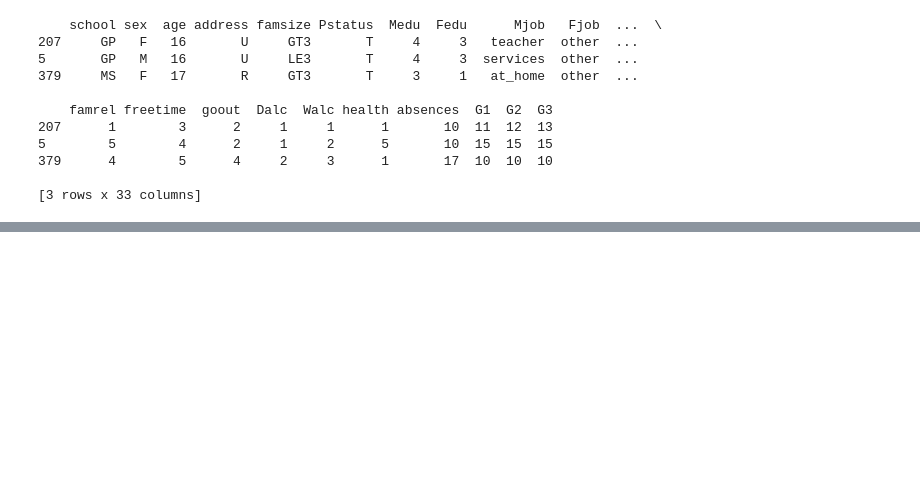
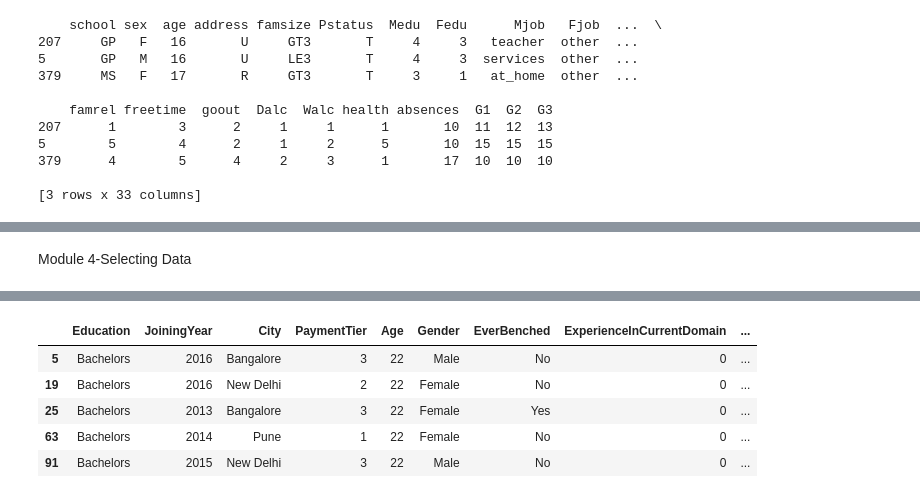
Before and after one commit to snehasingh979/Data-science-with-AI, a Jupyter notebook: Pandas.ipynb, the cells around one changed output, grey strips where cells are left out. Drawn from its saved outputs; the diff is of its cells as text; code cells hidden in the pictures; blank space fills up the shorter version.

Commit message:
git commit -m "feat: implement Pandas data loading, cleaning, and filtering examples"

```diff
--- a/Pandas.ipynb
+++ b/Pandas.ipynb
@@ -635,0 +672,73 @@ print(df.sample(3))
+# %% [markdown]
+Module 4-Selecting Data
+# %%
+import pandas as pd
+df=pd.read_csv("//content/Employee.csv")
+
+
+
+print(df["Gender"]) # Selecting a Single Column
+df[["Education", "City"]] # selecting multiple columns
+
+#Selecting Rows using Index
+
+print(df.iloc[0]) # first row
+print(df.iloc[0:5]) # multiple rows
+print(df.iloc[-5:]) # last five rows
+
+## Selecting Rows and Columns using loc[]
+
+#loc[] uses row labels (index names) and column names.
+# syntax -> df.loc[row_label, column_name]
+print(df.loc[0]) # first row
+print(df.loc[0:5]) # multiple rows
+print(df.loc[-5:]) # last five rows
+
+#Selecting Rows and Columns using iloc[]
+
+#iloc[] uses integer positions.
+#syntax -> df.iloc[row_index, column_index]
+
+print(df.iloc[0]) #first row
+print(df.iloc[0:5]) #multiple rows
+print(df.iloc[-5:]) #last five rows
+
+# Boolean Indexing
+
+#Boolean Indexing returns rows where the condition is True.
+
+# Age greater than 30
+df[df["Age"] > 30]
+
+# Age less than 30
+df[df["Age"] < 30]
+# city is banglore
+df[df["City"] == "Bangalore"]
+
+# education is master
+df[df["Education"] == "Masters"]
+
+# Filtering Data
+
+df[df["City"] == "Bangalore"] # single condition
+df[(df["City"] == "Pune") & # multiple conditions(AND) (
+   (df["Age"] > 30)]
+
+df[(df["City"] == "Pune") | # multiple conditions(OR)
+   (df["Age"] > 30)]
+
+df[~(df["City"] == "New Delhi")] # NOT condition (changed from Department == Sales)
+
+df[df["City"].isin(["Bangalore", "Pune"])] # using isin()
+
+df[df["Age"].between(25, 35)] # using(between)
+
+df[df["Education"].str.contains("Bachelor", case=False)] # using str.contains()
+# using query
+df.query("Age > 30")
+df.query("City == 'Pune'")
+df.query("Age > 30 and ExperienceInCurrentDomain > 3")
+
+df.nlargest(5, "Age") # using nlargest()
+df.nsmallest(5, "Age") # using nsmallest()
+# %% [output]
@@ -635,0 +762,6 @@ print(df.sample(3))
+|  | Education | JoiningYear | City | PaymentTier | Age | Gender | EverBenched | ExperienceInCurrentDomain | ... |
+| 5 | Bachelors | 2016 | Bangalore | 3 | 22 | Male | No | 0 | ... |
+| 19 | Bachelors | 2016 | New Delhi | 2 | 22 | Female | No | 0 | ... |
+| 25 | Bachelors | 2013 | Bangalore | 3 | 22 | Female | Yes | 0 | ... |
+| 63 | Bachelors | 2014 | Pune | 1 | 22 | Female | No | 0 | ... |
+| 91 | Bachelors | 2015 | New Delhi | 3 | 22 | Male | No | 0 | ... |
```
Also changed, not shown: parts of 42 cells of this notebook.
